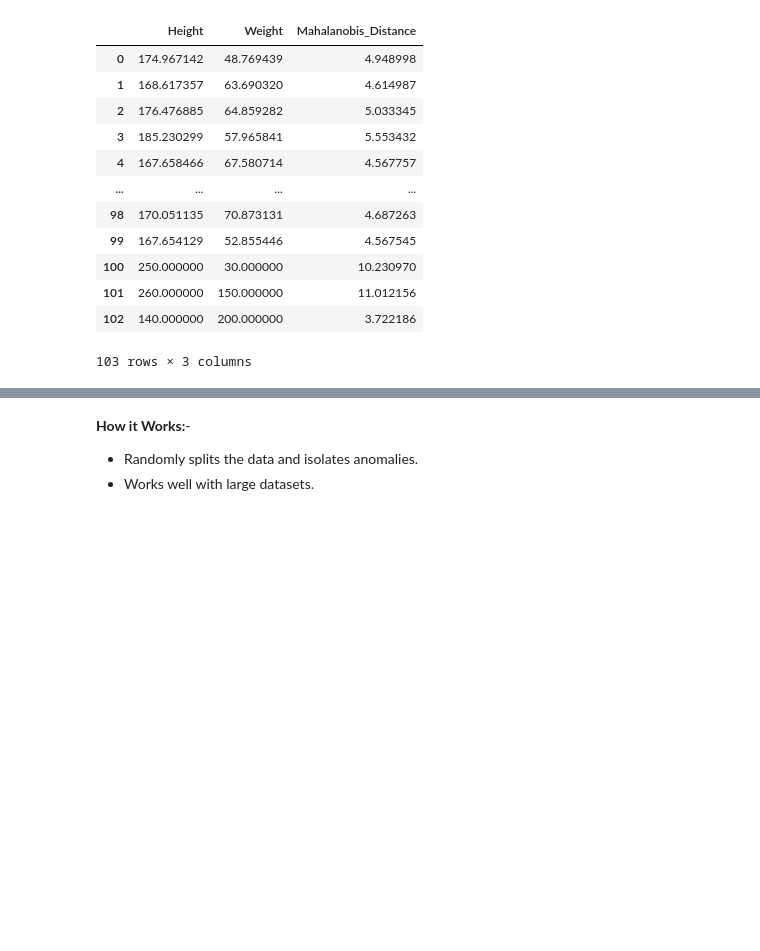
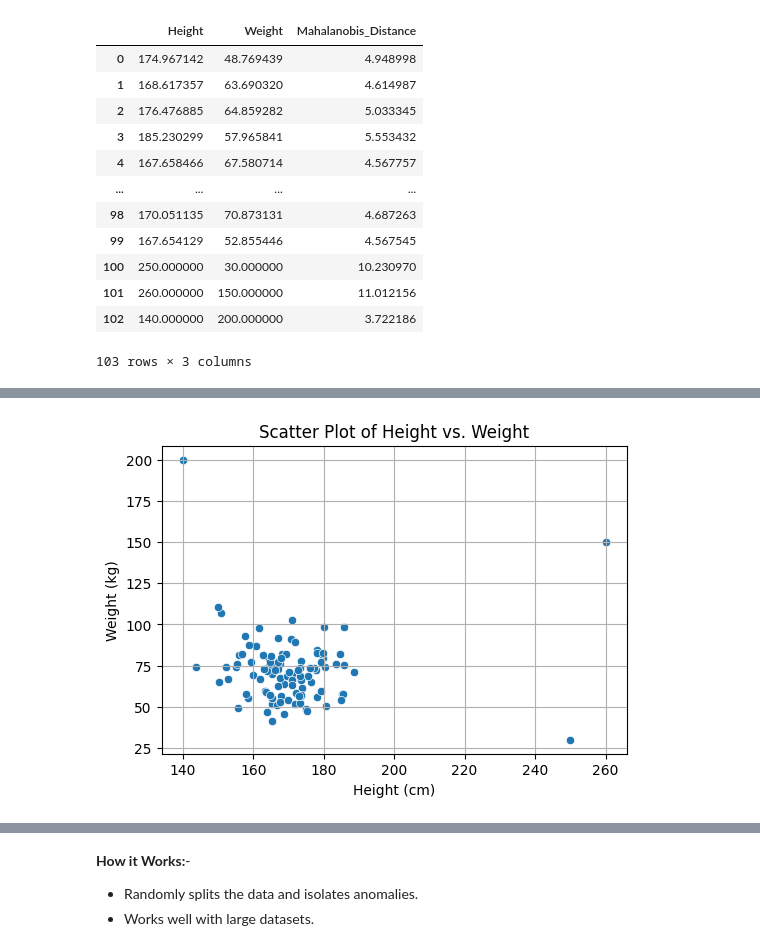
Before and after one commit to saurabhp85070/Notebook, a Jupyter notebook: start-end-ML/Outliers.ipynb, the cells around one changed output, grey strips where cells are left out. Drawn from its saved outputs; the diff is of its cells as text; code cells hidden in the pictures; blank space fills up the shorter version.

```diff
--- a/start-end-ML/Outliers.ipynb
+++ b/start-end-ML/Outliers.ipynb
@@ -220,0 +332,89 @@ Multivariate Outliers (Mahalanobis Distance):
+# %%
+import numpy as np
+import pandas as pd
+import matplotlib.pyplot as plt
+import seaborn as sns
+from scipy.spatial.distance import mahalanobis
+from scipy.stats import chi2
+
+# -----------------------------
+# Step 1: Create multivariate data (Height & Weight)
+# -----------------------------
+np.random.seed(42)
+height = np.random.normal(170, 10, 100)  # Normal height data
+weight = np.random.normal(70, 15, 100)   # Normal weight data
+
+# Add some outliers
+height = np.append(height, [250, 260, 140])  # Extreme heights
+weight = np.append(weight, [30, 150, 200])   # Extreme weights
+
+# Create DataFrame
+df_multi = pd.DataFrame({"Height": height, "Weight": weight})
+
+# -----------------------------
+# Step 2: Visualize the data
+# -----------------------------
+plt.figure(figsize=(6, 4))
+sns.scatterplot(x=df_multi["Height"], y=df_multi["Weight"])
+plt.title("Scatter Plot of Height vs. Weight")
+plt.xlabel("Height (cm)")
+plt.ylabel("Weight (kg)")
+plt.grid(True)
+plt.show()
+
+# -----------------------------
+# Step 3: Calculate Mahalanobis Distance
+# -----------------------------
+# Compute covariance matrix and its pseudo-inverse
+cov_matrix = np.cov(df_multi.T)
+inv_cov_matrix = np.linalg.pinv(cov_matrix)  # More stable than np.linalg.inv
+mean_values = df_multi.mean(axis=0)
+
+# Calculate Mahalanobis distance for each observation
+df_multi["Mahalanobis_Distance"] = df_multi.apply(
+    lambda row: mahalanobis(row[["Height", "Weight"]], mean_values, inv_cov_matrix),
+    axis=1
+)
+
+# -----------------------------
+# Step 4: Define threshold using Chi-squared distribution
+# -----------------------------
+# Degrees of freedom = number of features = 2 (Height, Weight)
+alpha = 0.975  # 97.5% confidence interval
+threshold = np.sqrt(chi2.ppf(alpha, df=2))
+print(f"Mahalanobis Distance Threshold (97.5% confidence): {threshold:.3f}")
+
+# -----------------------------
+# Step 5: Identify Outliers
+# -----------------------------
+outliers_mahal = df_multi[df_multi["Mahalanobis_Distance"] > threshold]
+print("\nMultivariate Outliers Detected:")
+print(outliers_mahal)
+
+# -----------------------------
+# Step 6: Visualize Mahalanobis Distance
+# -----------------------------
+plt.figure(figsize=(8, 4))
+sns.histplot(df_multi["Mahalanobis_Distance"], bins=30, kde=True)
+plt.axvline(threshold, color='red', linestyle='--', label=f"Threshold = {threshold:.2f}")
+plt.title("Mahalanobis Distance Distribution")
+plt.xlabel("Mahalanobis Distance")
+plt.ylabel("Frequency")
+plt.legend()
+plt.grid(True)
+plt.show()
+
+# -----------------------------
+# Step 7: Visualize Outliers on Scatter Plot
+# -----------------------------
+plt.figure(figsize=(6, 4))
+sns.scatterplot(x=df_multi["Height"], y=df_multi["Weight"], label="Normal")
+sns.scatterplot(x=outliers_mahal["Height"], y=outliers_mahal["Weight"], color='red', label="Outliers")
+plt.title("Outliers Detected using Mahalanobis Distance")
+plt.xlabel("Height (cm)")
+plt.ylabel("Weight (kg)")
+plt.legend()
+plt.grid(True)
+plt.show()
+# %% [output]
+[figure, added]
```
Also changed, not shown: parts of 53 cells of this notebook, 8 other files.
